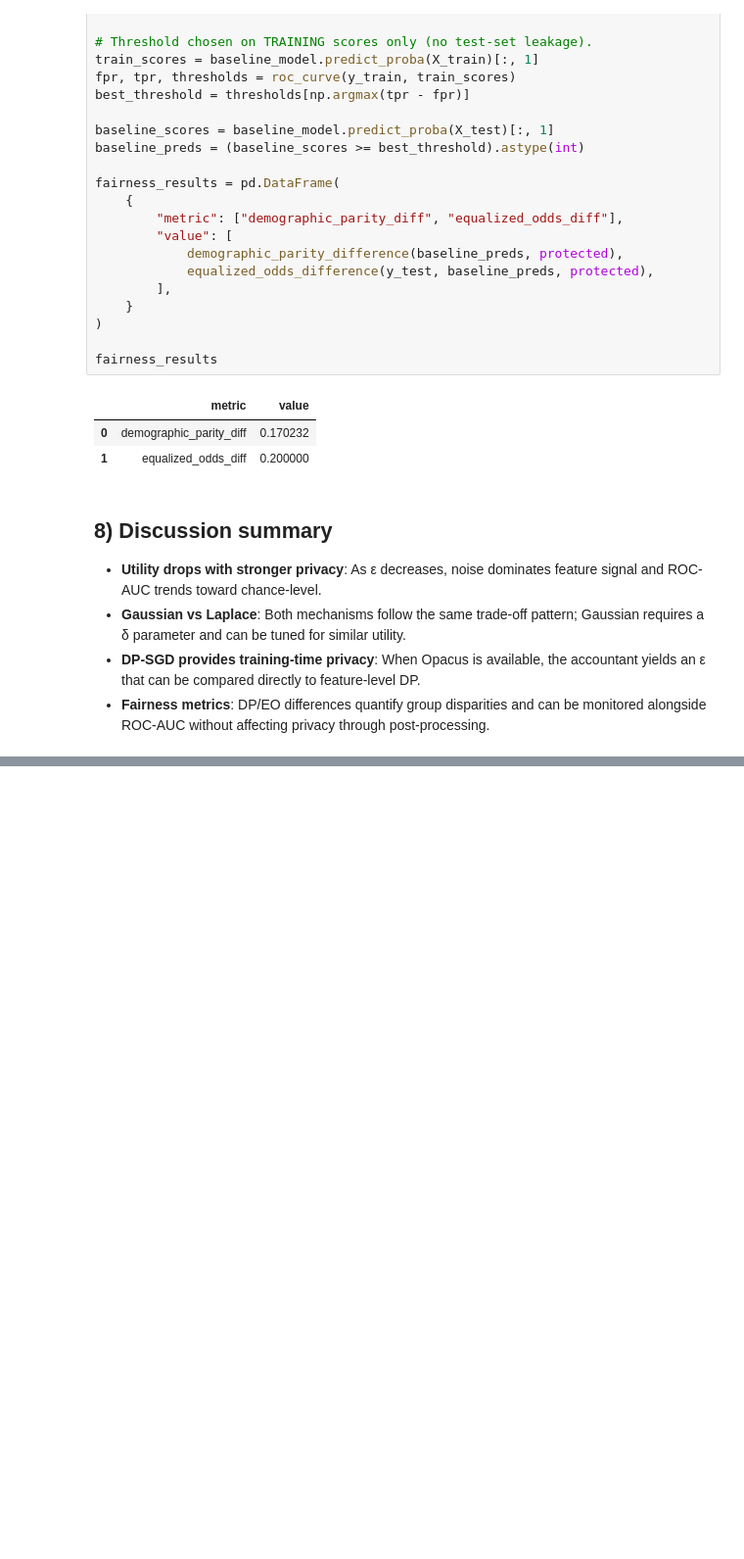
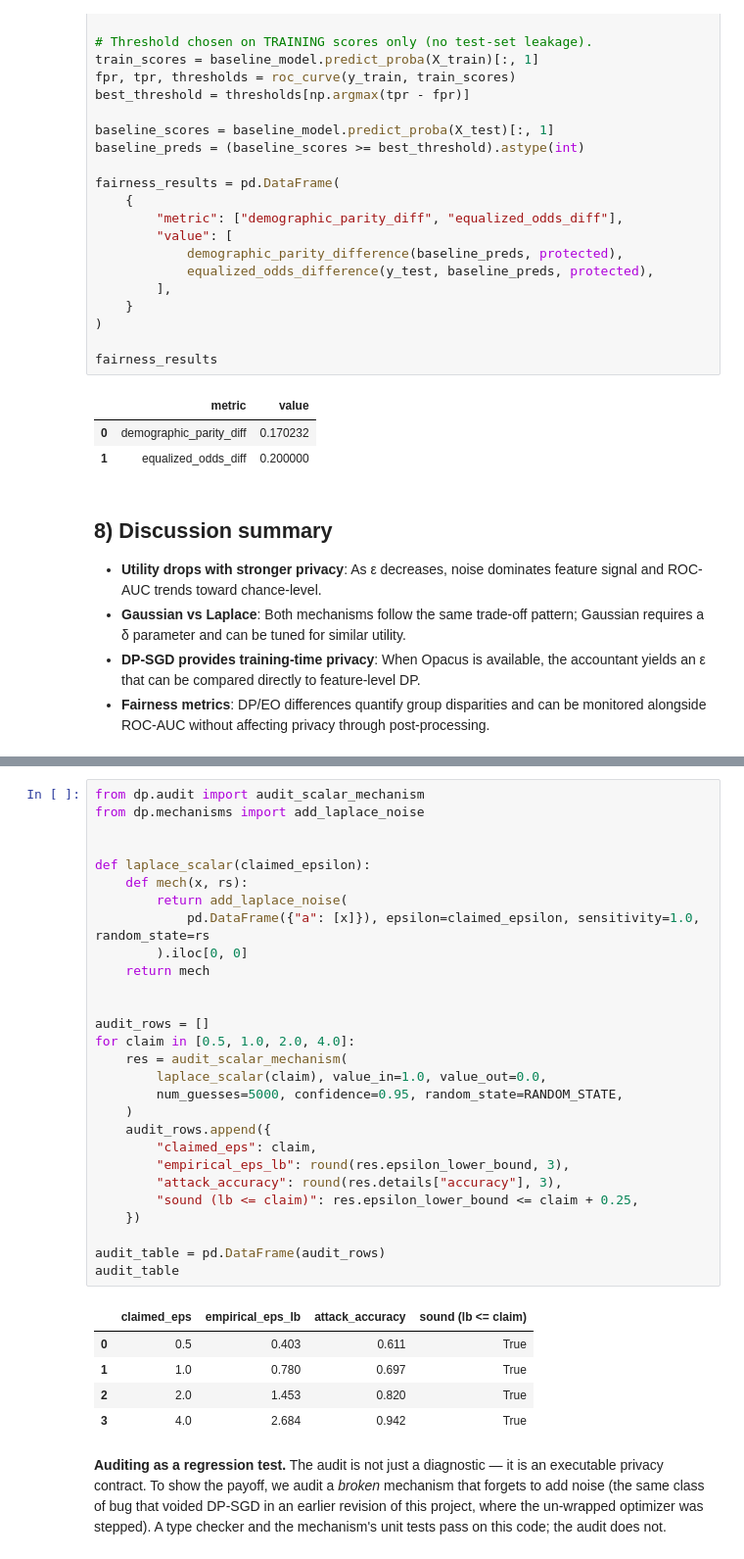
Before and after one commit to Ghobi-A/dp-insurance, a Jupyter notebook: notebooks/dp_privacy_insurance.ipynb, the cells around one changed output, grey strips where cells are left out. Shown at 98% size. Cells and saved outputs as stored; diff of their text form; blank space fills up the shorter version.

```diff
--- a/notebooks/dp_privacy_insurance.ipynb
+++ b/notebooks/dp_privacy_insurance.ipynb
@@ -337,0 +346,36 @@ fairness_results
+# %%
+from dp.audit import audit_scalar_mechanism
+from dp.mechanisms import add_laplace_noise
+
+
+def laplace_scalar(claimed_epsilon):
+    def mech(x, rs):
+        return add_laplace_noise(
+            pd.DataFrame({"a": [x]}), epsilon=claimed_epsilon, sensitivity=1.0, random_state=rs
+        ).iloc[0, 0]
+    return mech
+
+
+audit_rows = []
+for claim in [0.5, 1.0, 2.0, 4.0]:
+    res = audit_scalar_mechanism(
+        laplace_scalar(claim), value_in=1.0, value_out=0.0,
+        num_guesses=5000, confidence=0.95, random_state=RANDOM_STATE,
+    )
+    audit_rows.append({
+        "claimed_eps": claim,
+        "empirical_eps_lb": round(res.epsilon_lower_bound, 3),
+        "attack_accuracy": round(res.details["accuracy"], 3),
+        "sound (lb <= claim)": res.epsilon_lower_bound <= claim + 0.25,
+    })
+
+audit_table = pd.DataFrame(audit_rows)
+audit_table
+# %% [output]
+|  | claimed_eps | empirical_eps_lb | attack_accuracy | sound (lb <= claim) |
+| 0 | 0.5 | 0.403 | 0.611 | True |
+| 1 | 1.0 | 0.780 | 0.697 | True |
+| 2 | 2.0 | 1.453 | 0.820 | True |
+| 3 | 4.0 | 2.684 | 0.942 | True |
+# %% [markdown]
+**Auditing as a regression test.** The audit is not just a diagnostic — it is an executable privacy contract. To show the payoff, we audit a *broken* mechanism that forgets to add noise (the same class of bug that voided DP-SGD in an earlier revision of this project, where the un-wrapped optimizer was stepped). A type checker and the mechanism's unit tests pass on this code; the audit does not.
```
Also changed, not shown: parts of 14 cells of this notebook, 8 other files.
